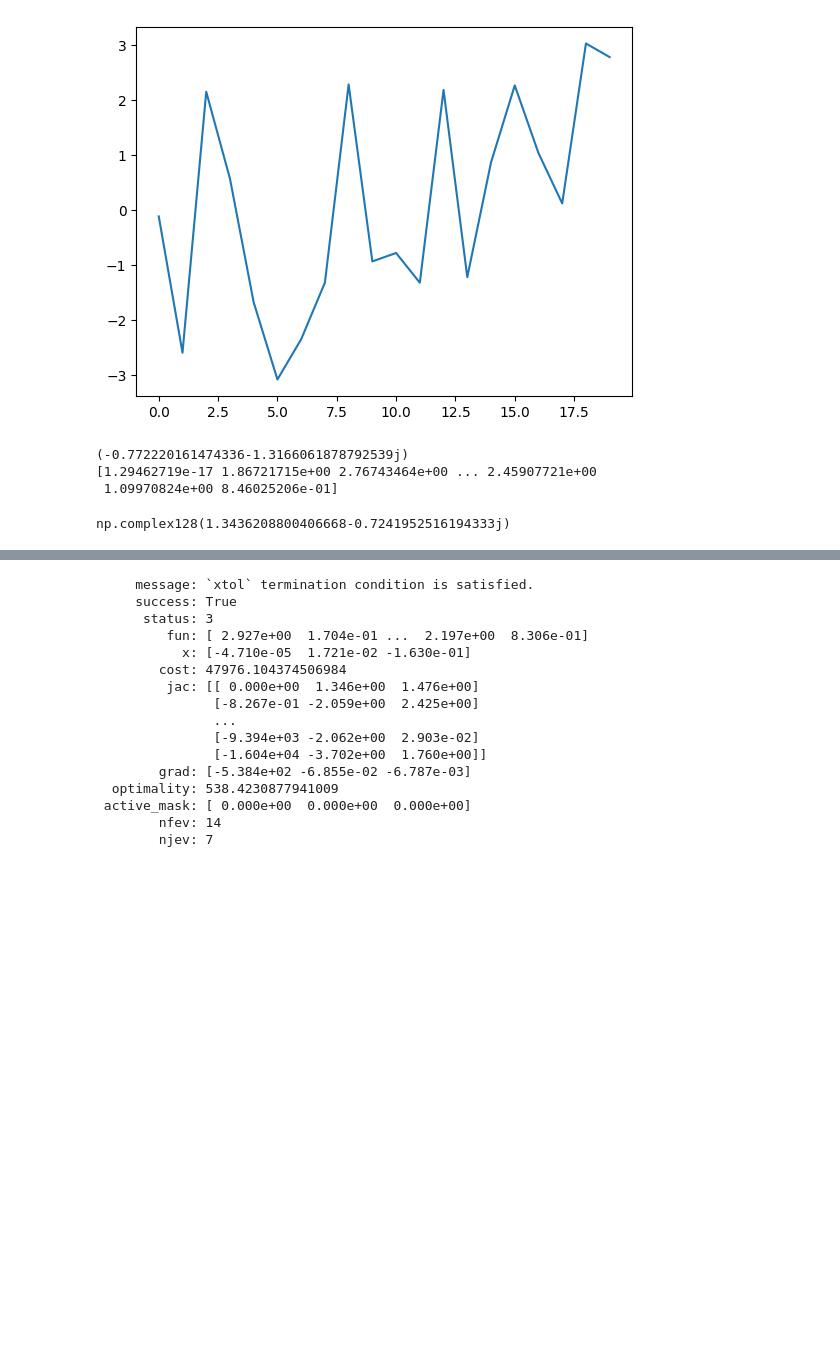
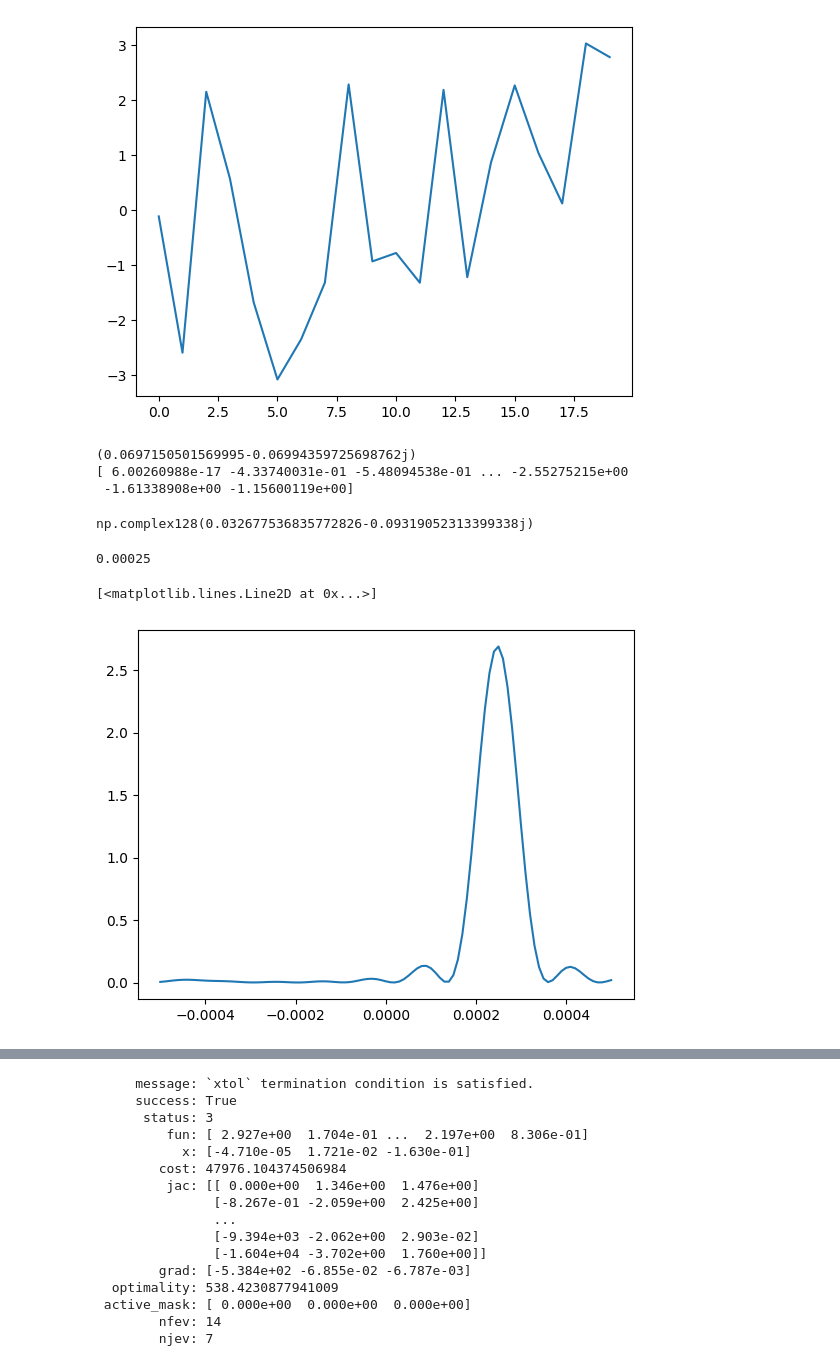
Before and after one commit to mohanagr/flicker, a Jupyter notebook: jupyter/fit_xcorr.ipynb, the cells around one changed output, grey strips where cells are left out. Cells and saved outputs as stored; diff of their text form; code cells hidden in the pictures; blank space fills up the shorter version.

```diff
--- a/jupyter/fit_xcorr.ipynb
+++ b/jupyter/fit_xcorr.ipynb
@@ -91,5 +93,5 @@ def get_interp_xcorr(coarse_xcorr, freq, sample_no, coarse_sample_no, offset, os
 # %%
-with np.load("../spectra_1830_1840_4096_drift_delay.npz") as f:
+with np.load("../spectra_1830_1840_4096_drift_delay2.npz") as f:
     spec1=f['spectra1']
     spec2=f['spectra2']
     delays=f['delays']
@@ -147,6 +163,13 @@ def fit_drift2(params,y1,y2):
+# %%
+def objective_func(xc,alpha,chan):
+    c=2*np.pi*chan/4096
+    N=len(xc)
+    n=np.arange(N)
+    xc_phased = xc*np.exp(1j*c*n*alpha)
+    return np.abs(np.mean(xc_phased))**2
 # %%
-y1=spec1[10000:20000,4]
-y2=spec2[10000:20000,4]
+y1=spec1[0:20000,4]
+y2=spec2[0:20000,4]
 xc_small = y1*np.conj(y2)
 print(np.mean(xc_small))
 xc_small = xc_small * np.exp(-1j*np.angle(xc_small)[0])
@@ -155,7 +178,20 @@ print(np.angle(xc_small))
 np.mean(xc_small)
 #whether or not FFT will be useful depends on whether we can resolve the slow sine wave across the chunk being FFT'ed.
 # %% [output]
-(-0.772220161474336-1.3166061878792539j)
-[1.29462719e-17 1.86721715e+00 2.76743464e+00 ... 2.45907721e+00
- 1.09970824e+00 8.46025206e-01]
+(0.0697150501569995-0.06994359725698762j)
+[ 6.00260988e-17 -4.33740031e-01 -5.48094538e-01 ... -2.55275215e+00
+ -1.61338908e+00 -1.15600119e+00]
-np.complex128(1.3436208800406668-0.7241952516194333j)
+np.complex128(0.032677536835772826-0.09319052313399338j)
+# %%
+5/20e3
+# %% [output]
+0.00025
+# %%
+alphas=np.linspace(-5e-4,5e-4,101)
+f_alpha = np.zeros(len(alphas))
+for i in range(len(f_alpha)):
+    f_alpha[i] = objective_func(xc_small,alphas[i],1834)
+plt.plot(alphas,f_alpha)
+# %% [output]
+[<matplotlib.lines.Line2D at 0x...>]
+[figure, added]
```
Also changed, not shown: parts of 8 cells of this notebook, 3 other files.
